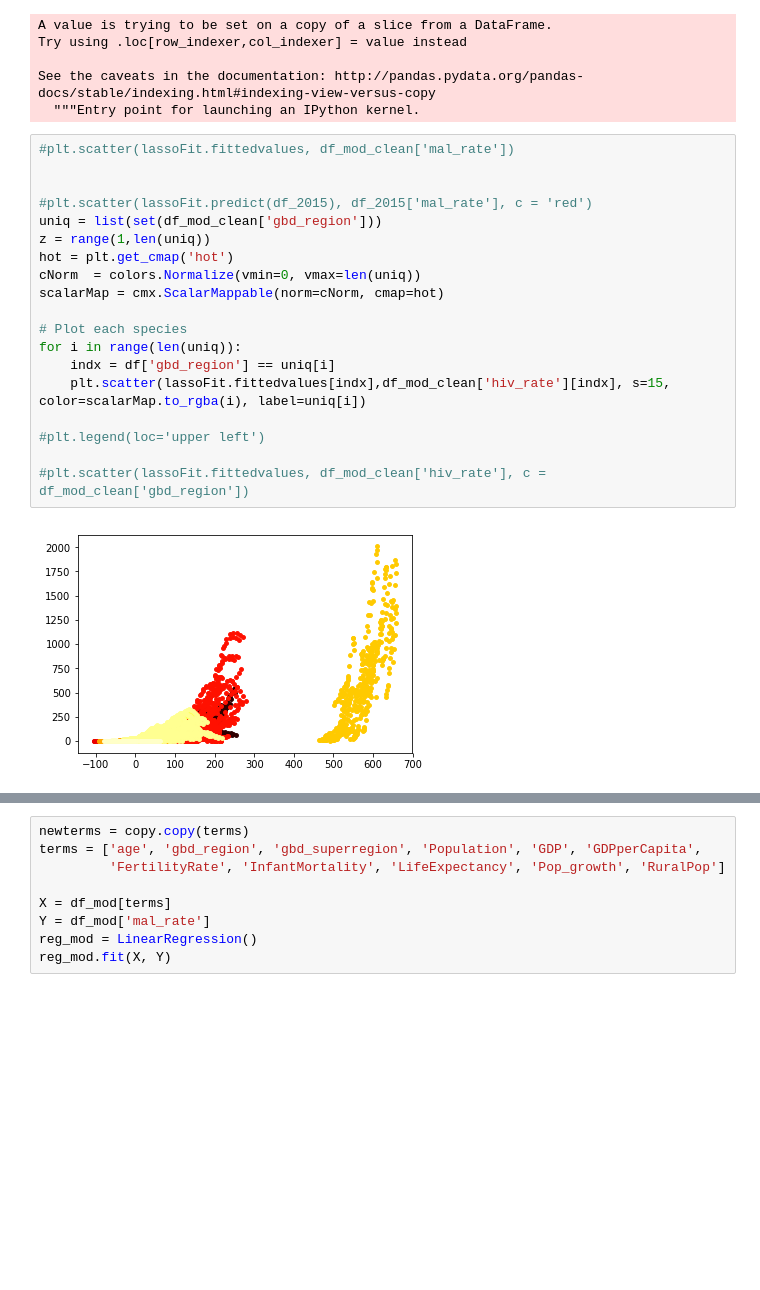
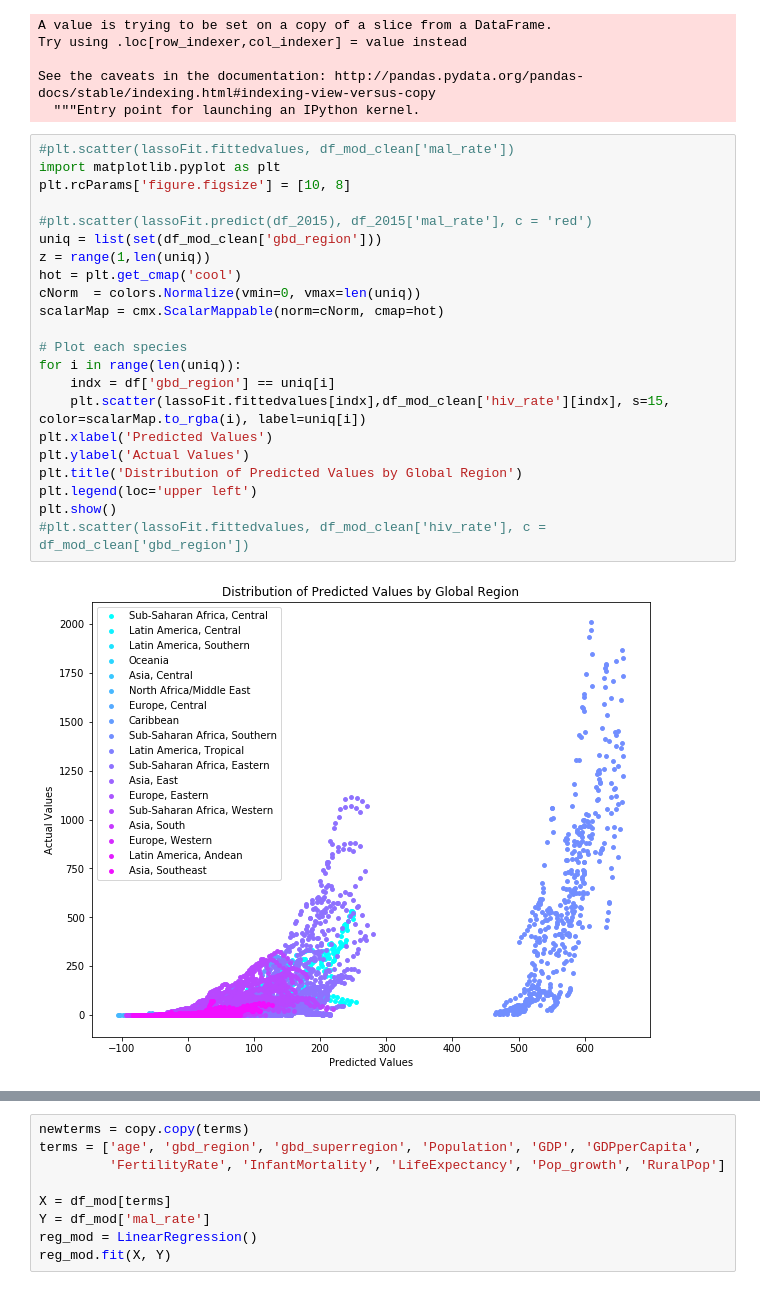
Before and after one commit to Jeremy-Xue/67-364-Practical-Data-Science-Final-Project, a Jupyter notebook: proj_2_notebook.ipynb, the cells around one changed output, grey strips where cells are left out. Saved outputs shown, nothing was run; the diff lists cells and outputs as text; blank space fills up the shorter version.

Commit message:
Added in plots and metric calculation

```diff
--- a/proj_2_notebook.ipynb
+++ b/proj_2_notebook.ipynb
@@ -394,25 +394,28 @@ See the caveats in the documentation: http://pandas.pydata.org/pandas-docs/stabl
   """Entry point for launching an IPython kernel.
 # %%
 #plt.scatter(lassoFit.fittedvalues, df_mod_clean['mal_rate'])
-
+import matplotlib.pyplot as plt
+plt.rcParams['figure.figsize'] = [10, 8]
 
 #plt.scatter(lassoFit.predict(df_2015), df_2015['mal_rate'], c = 'red')
 uniq = list(set(df_mod_clean['gbd_region']))
 z = range(1,len(uniq))
-hot = plt.get_cmap('hot')
+hot = plt.get_cmap('cool')
 cNorm  = colors.Normalize(vmin=0, vmax=len(uniq))
 scalarMap = cmx.ScalarMappable(norm=cNorm, cmap=hot)
 
 # Plot each species
 for i in range(len(uniq)):
     indx = df['gbd_region'] == uniq[i]
     plt.scatter(lassoFit.fittedvalues[indx],df_mod_clean['hiv_rate'][indx], s=15, color=scalarMap.to_rgba(i), label=uniq[i])
-
-#plt.legend(loc='upper left')
-
+plt.xlabel('Predicted Values')
+plt.ylabel('Actual Values')
+plt.title('Distribution of Predicted Values by Global Region')
+plt.legend(loc='upper left')
+plt.show()
 #plt.scatter(lassoFit.fittedvalues, df_mod_clean['hiv_rate'], c = df_mod_clean['gbd_region'])
 # %% [output]
-[figure, old version]
+[figure, new version]
 # %%
 #Helper function to check type of data
 def isQuant(L):
```
Also changed, not shown: parts of 27 cells of this notebook.
